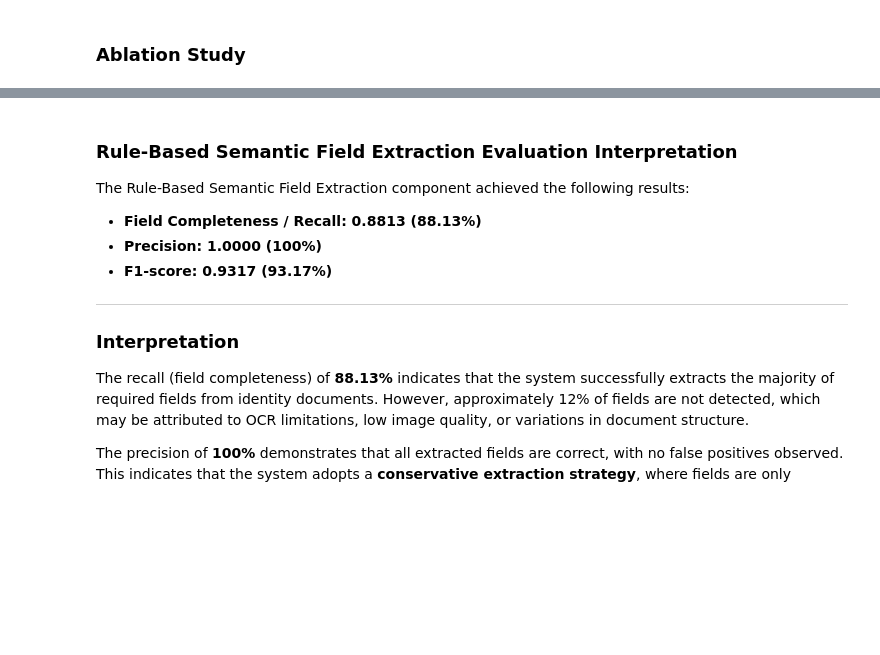
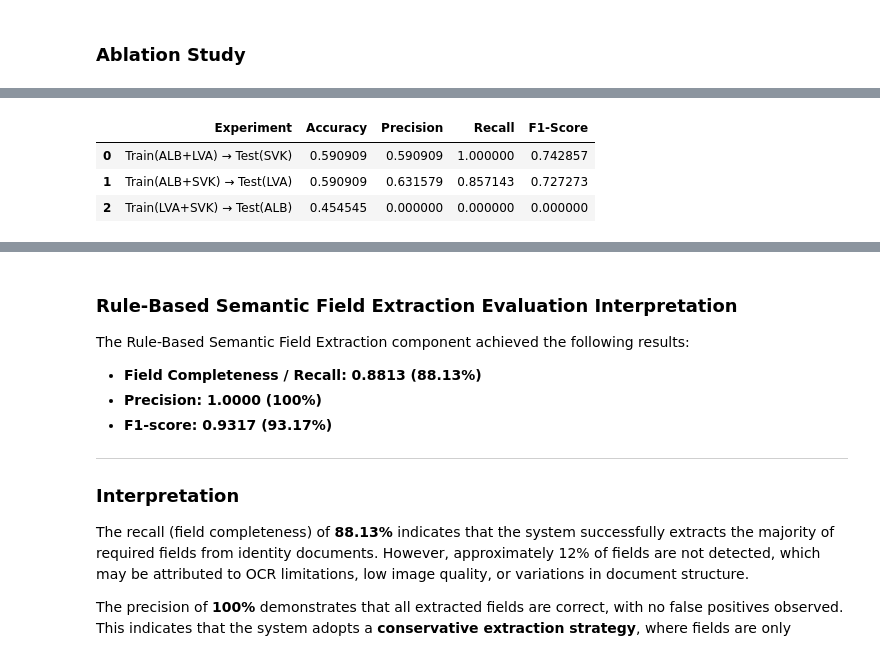
Before and after one commit to hylim12/ai-document-authentication-system, a Jupyter notebook: ml_model_training.ipynb, the cells around one changed output, grey strips where cells are left out. Saved outputs shown, nothing was run; the diff lists cells and outputs as text; code cells hidden in the pictures; blank space fills up the shorter version.

```diff
--- a/ml_model_training.ipynb
+++ b/ml_model_training.ipynb
@@ -1208,3 +1191,87 @@ display(ablation_df)
 | 4 | Top-10 Features Only | 74.24 | 87.18 | 80.00 |
 | 5 | Support Vector Machine (SVM) | 60.61 | 87.18 | 72.34 |
 | 6 | XGBoost | 77.27 | 87.18 | 81.93 |
+# %%
+# ============================================
+# CROSS-COUNTRY GENERALIZATION EVALUATION
+# ============================================
+
+from sklearn.metrics import accuracy_score, precision_score, recall_score, f1_score
+
+country_experiments = [
+    {
+        "train": ["ALB", "LVA"],
+        "test": "SVK",
+        "name": "Train(ALB+LVA) → Test(SVK)"
+    },
+    {
+        "train": ["ALB", "SVK"],
+        "test": "LVA",
+        "name": "Train(ALB+SVK) → Test(LVA)"
+    },
+    {
+        "train": ["LVA", "SVK"],
+        "test": "ALB",
+        "name": "Train(LVA+SVK) → Test(ALB)"
+    }
+]
+
+cross_country_results = []
+
+for exp in country_experiments:
+
+    # Training subset
+    train_subset = df_train_raw[
+        df_train_raw["Country_Code"].isin(exp["train"])
+    ]
+
+    # Testing subset
+    test_subset = df_test[
+        df_test["Country_Code"] == exp["test"]
+    ]
+
+    # Split
+    X_train_cc = train_subset.drop(columns=["Label"])
+    y_train_cc = train_subset["Label"]
+
+    X_test_cc = test_subset.drop(columns=["Label"])
+    y_test_cc = test_subset["Label"]
+
+    # Remove leakage columns
+    X_train_cc = drop_leakage_columns(X_train_cc)
+    X_test_cc = drop_leakage_columns(X_test_cc)
+
+    # Train model
+    model_cc = Pipeline([
+        ("preprocessor", preprocessor),
+        ("classifier",
+            RandomForestClassifier(
+                n_estimators=200,
+                random_state=42,
+                class_weight="balanced"
+            )
+        ),
+    ])
+
+    model_cc.fit(X_train_cc, y_train_cc)
+
+    # Predict
+    y_pred_cc = model_cc.predict(X_test_cc)
+
+    # Metrics
+    result = {
+        "Experiment": exp["name"],
+        "Accuracy": accuracy_score(y_test_cc, y_pred_cc),
+        "Precision": precision_score(y_test_cc, y_pred_cc, zero_division=0),
+        "Recall": recall_score(y_test_cc, y_pred_cc, zero_division=0),
+        "F1-Score": f1_score(y_test_cc, y_pred_cc, zero_division=0),
+    }
+
+    cross_country_results.append(result)
+
+# Results table
+cross_country_df = pd.DataFrame(cross_country_results)
+
+print("\n===== CROSS-COUNTRY GENERALIZATION =====")
+display(cross_country_df)
+# %% [output]
@@ -1210,0 +1286,4 @@ display(ablation_df)
+|  | Experiment | Accuracy | Precision | Recall | F1-Score |
+| 0 | Train(ALB+LVA) → Test(SVK) | 0.590909 | 0.590909 | 1.000000 | 0.742857 |
+| 1 | Train(ALB+SVK) → Test(LVA) | 0.590909 | 0.631579 | 0.857143 | 0.727273 |
+| 2 | Train(LVA+SVK) → Test(ALB) | 0.454545 | 0.000000 | 0.000000 | 0.000000 |
```
Also changed, not shown: parts of 10 cells of this notebook, 2 other files.
